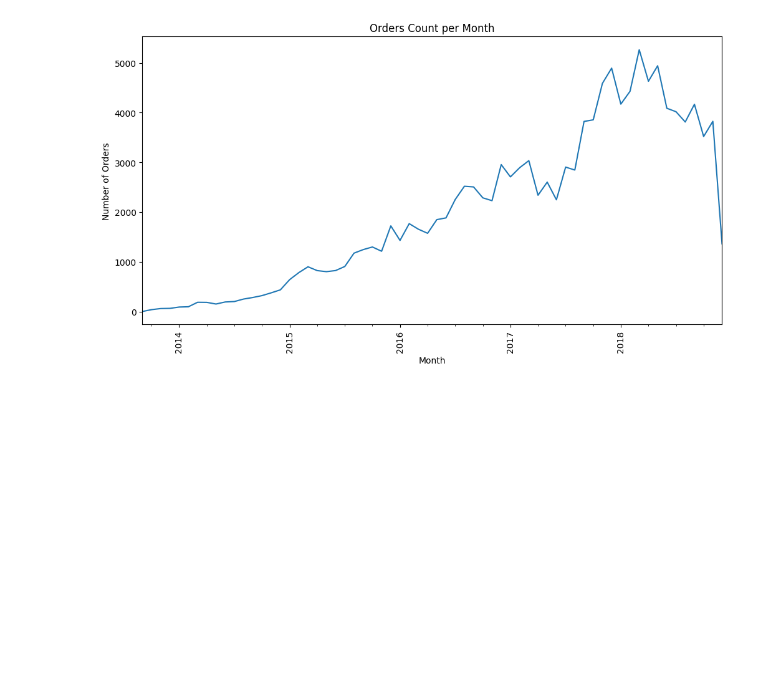
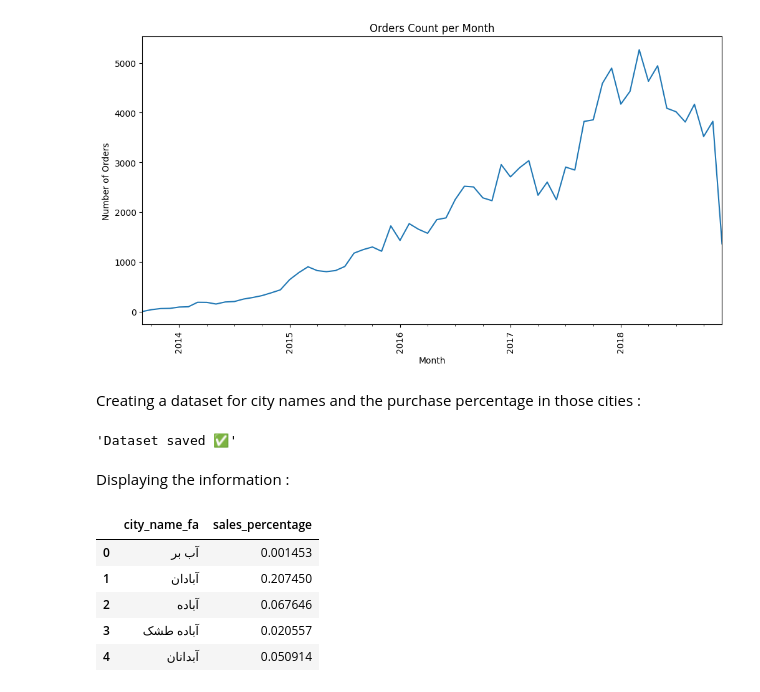
Before and after one commit to Moein-Moatali-2006/Data-Science, a Jupyter notebook: Data Science 5.3/Digikala/main.ipynb, the cells around one changed output. Drawn from its saved outputs; the diff is of its cells as text; code cells hidden in the pictures; blank space fills up the shorter version.

```diff
--- a/Data Science 5.3/Digikala/main.ipynb
+++ b/Data Science 5.3/Digikala/main.ipynb
@@ -27,3 +37,31 @@ plt.xticks(rotation=90)
 plt.show()
 # %% [output]
 [figure]
+# %% [markdown]
+Creating a dataset for city names and the purchase percentage in those cities :
+# %%
+city_sales = data.groupby('city_name_fa')['Amount_Gross_Order'].sum()
+
+total_sales = city_sales.sum()
+city_sales_percentage = (city_sales / total_sales) * 100
+
+result_df = city_sales_percentage.reset_index()
+result_df.columns = ['city_name_fa', 'sales_percentage']
+
+result_df.to_csv('city_sales_percentage.csv', index=False, encoding='utf-8-sig')
+
+"Dataset saved ✅"
+# %% [output]
+'Dataset saved ✅'
+# %% [markdown]
+Displaying the information :
+# %%
+dt = pd.read_csv("city_sales_percentage.csv")
+dt.head()
+# %% [output]
+|  | city_name_fa | sales_percentage |
+| 0 | آب بر | 0.001453 |
+| 1 | آبادان | 0.207450 |
+| 2 | آباده | 0.067646 |
+| 3 | آباده طشک | 0.020557 |
+| 4 | آبدانان | 0.050914 |
```
Also changed, not shown: parts of 7 cells of this notebook, 3 other files.
